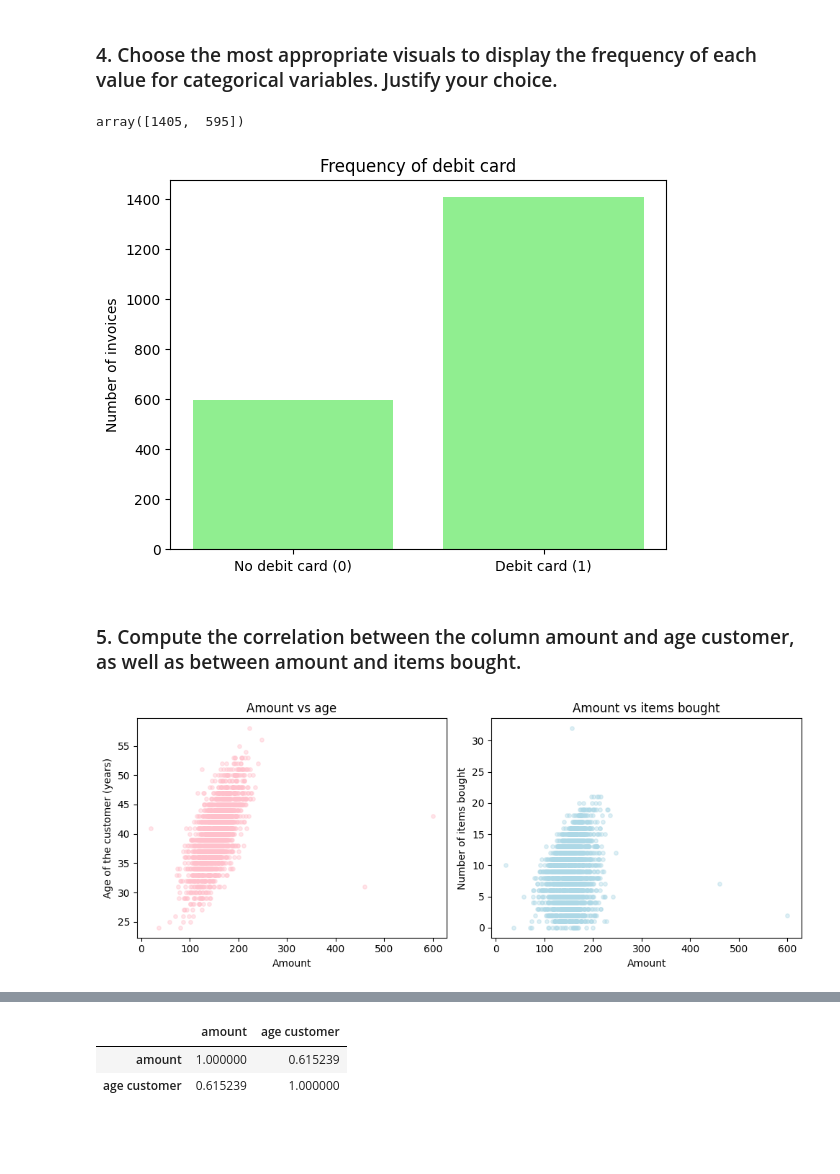
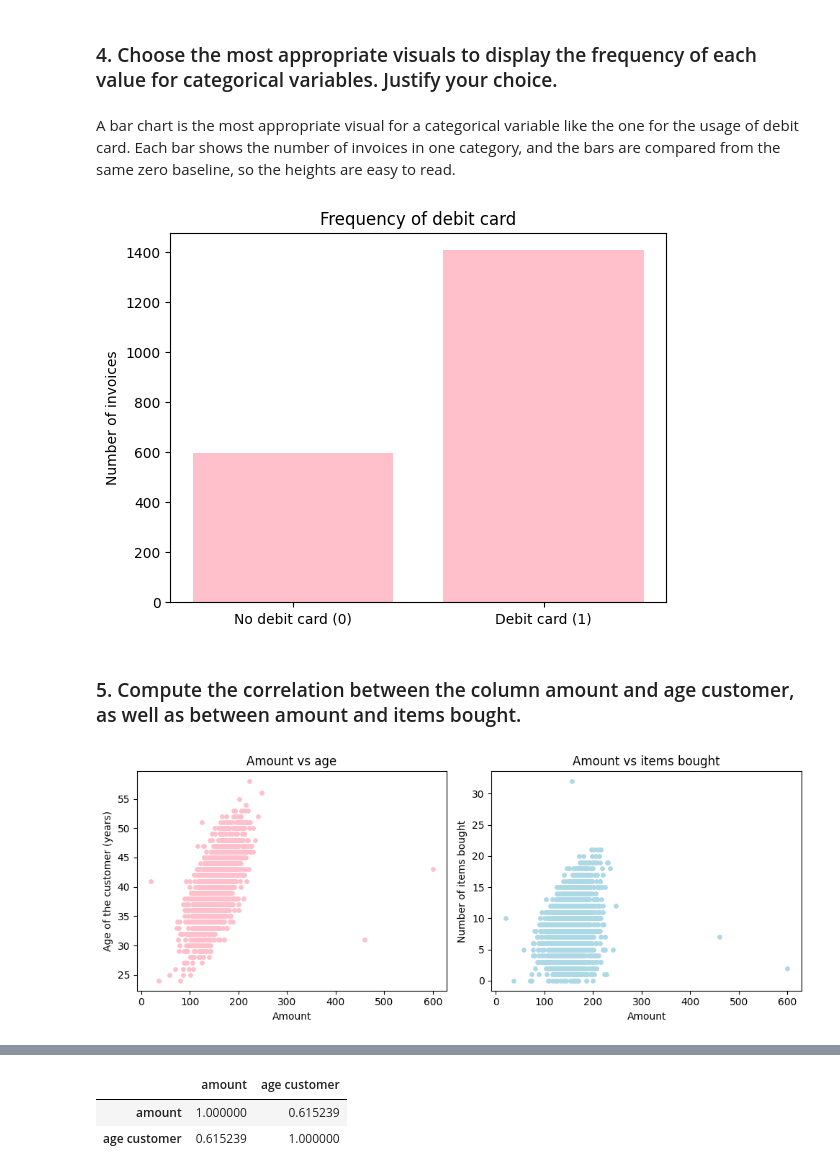
Before and after one commit to maramgueye/datascience_with_python, a Jupyter notebook: Final_Assessment_Gueye_Maram_studentID.ipynb, the cells around one changed output, grey strips where cells are left out. Drawn from its saved outputs; the diff is of its cells as text; code cells hidden in the pictures; blank space fills up the shorter version.

```diff
--- a/Final_Assessment_Gueye_Maram_studentID.ipynb
+++ b/Final_Assessment_Gueye_Maram_studentID.ipynb
@@ -232,35 +230,33 @@ plt.show()
 [figure]
 # %% [markdown]
 ### 4. Choose the most appropriate visuals to display the frequency of each value for categorical variables. Justify your choice.
-# %%
-counts.values
-# %% [output]
-array([1405,  595])
+# %% [markdown]
+A bar chart is the most appropriate visual for a categorical variable like the one for the usage of debit card. Each bar shows the number of invoices in one category, and the bars are compared from the same zero baseline, so the heights are easy to read.
 # %%
 counts = data['debit card'].value_counts()
 names = counts.index
 val=counts.values
-plt.bar(counts.index, counts.values, color='lightgreen')
+plt.bar(counts.index, counts.values, color='pink')
 # so that we only have 0 and 1 on the x-axis, and not '0,2', 0,4' chich is inconsistent with our dataset
 plt.xticks(names, ['Debit card (1)','No debit card (0)'])
 plt.ylabel('Number of invoices')
 plt.title('Frequency of debit card')
 plt.show()
 # %% [output]
-[figure, old version]
+[figure, new version]
 # %% [markdown]
 ### 5. Compute the correlation between the column amount and age customer, as well as between amount and items bought.
 # %%
 plt.figure(figsize=(10, 4))
 plt.subplot(1, 2, 1)
 plt.scatter(data['amount'], data['age customer'],
-            color='pink', alpha=0.4, s=15)
+            color='pink', s=15)
 plt.xlabel('Amount')
 plt.ylabel('Age of the customer (years)')
 plt.title('Amount vs age')
 plt.subplot(1, 2, 2)
 plt.scatter(data['amount'], data['items bought'],
-            color='lightblue', alpha=0.4, s=15)
+            color='lightblue', s=15)
 plt.xlabel('Amount')
 plt.ylabel('Number of items bought')
 plt.title('Amount vs items bought')
@@ -268,7 +264,7 @@ plt.title('Amount vs items bought')
 plt.tight_layout()
 plt.show()
 # %% [output]
-[figure, old version]
+[figure, new version]
 # %%
 plt.figure(figsize=(5,3))
 plt.scatter(data['amount'], data['age customer'], color='pink', label= 'age', linewidths=0.05)
```
Also changed, not shown: parts of 39 cells of this notebook.
